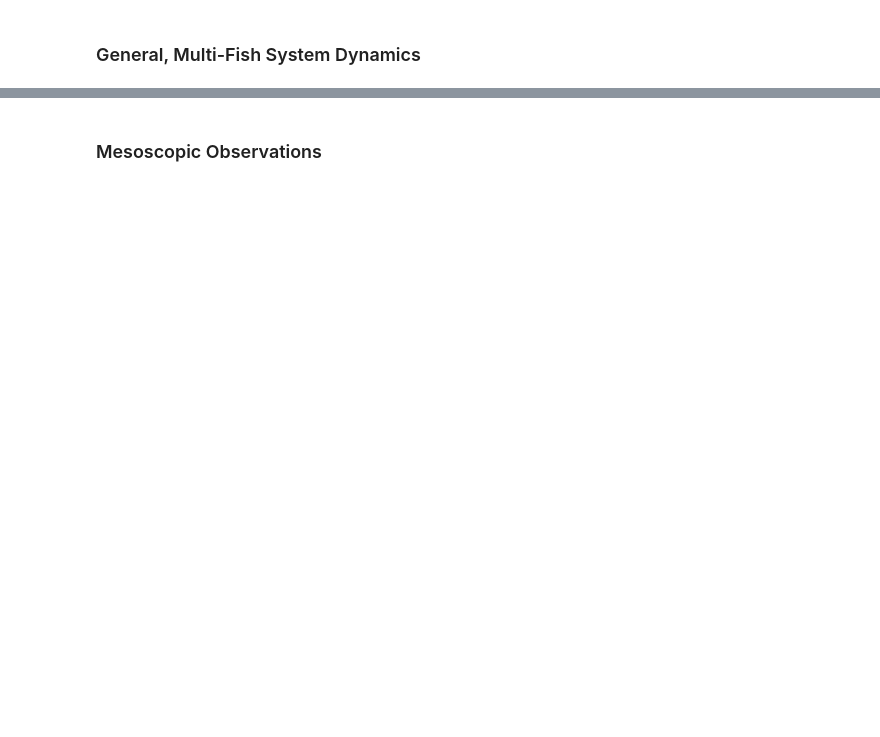
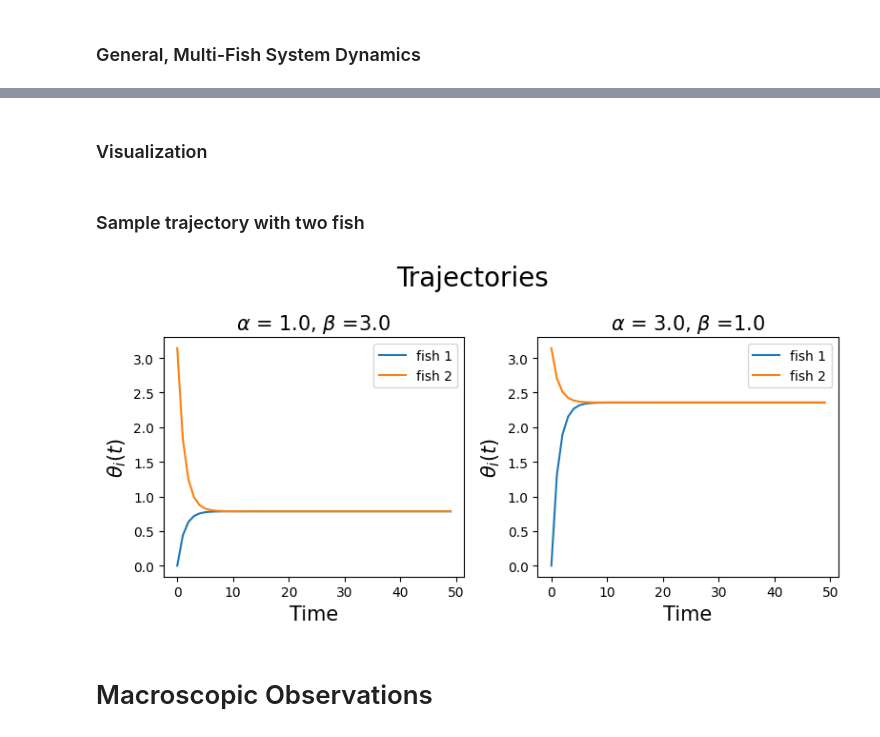
Before and after one commit to BasisResearch/chirho_diffeqpy, a Jupyter notebook: scratch/palkas_notebook.ipynb, the cells around one changed output, grey strips where cells are left out. Drawn from its saved outputs; the diff is of its cells as text; code cells hidden in the pictures; blank space fills up the shorter version.

```diff
--- a/scratch/palkas_notebook.ipynb
+++ b/scratch/palkas_notebook.ipynb
@@ -129,0 +121,19 @@ def run_experiment(logging_times, initial_state, atemp_params):
+# %%
+# NO CHANGE
+START_T = torch.tensor(0.0)
+END_T = torch.tensor(10.0)
+RES = 50
+GET_TRUE_COPY_COEFS = lambda: torch.tensor([3., 1.])
+
+def run_experiment(logging_times, initial_state, atemp_params):
+    with LogTrajectory(times=logging_times) as logging_trajectory:
+        simulate(
+            pure_schooling_dynamics,
+            initial_state,
+            START_T,
+            END_T,
+            atemp_params=atemp_params
+        )
+    return logging_trajectory.trajectory
+# %% [markdown]
+### Visualization
@@ -129,0 +169,2 @@ def run_experiment(logging_times, initial_state, atemp_params):
+# %% [markdown]
+### Sample trajectory with two fish
@@ -130,2 +174,36 @@ def run_experiment(logging_times, initial_state, atemp_params):
+# %%
+# Default experimental context with no virtual fish
+no_vfish = nullcontext()
+
+fixed_observation_times = torch.linspace(START_T, END_T, RES)
+initial_state = torch.tensor([0, torch.pi])
+copy_coefs13 = torch.tensor([1., 3.])
+copy_coefs31 = torch.tensor([3., 1.])
+
+with SOLVER, no_vfish:
+    traj13 = run_experiment(
+        logging_times=fixed_observation_times,
+        initial_state=dict(thetas=initial_state),
+        atemp_params=dict(
+            copy_coefs= copy_coefs13
+        )
+    )
+
+    traj31 = run_experiment(
+        logging_times=fixed_observation_times,
+        initial_state=dict(thetas=initial_state),
+        atemp_params=dict(
+            copy_coefs=copy_coefs31
+        )
+    )
+
+trajectories= {
+    rf"$\alpha$ = {copy_coefs13[0]}, $\beta$ ={copy_coefs13[1]}" : traj13,
+    rf"$\alpha$ = {copy_coefs31[0]}, $\beta$ ={copy_coefs31[1]}"  : traj31
+}
+
+plot_experiments(trajectories=trajectories, polarizations={})
+# %% [output]
+[figure, added]
 # %% [markdown]
-### Mesoscopic Observations
+# Macroscopic Observations
```
Also changed, not shown: parts of 39 cells of this notebook.
